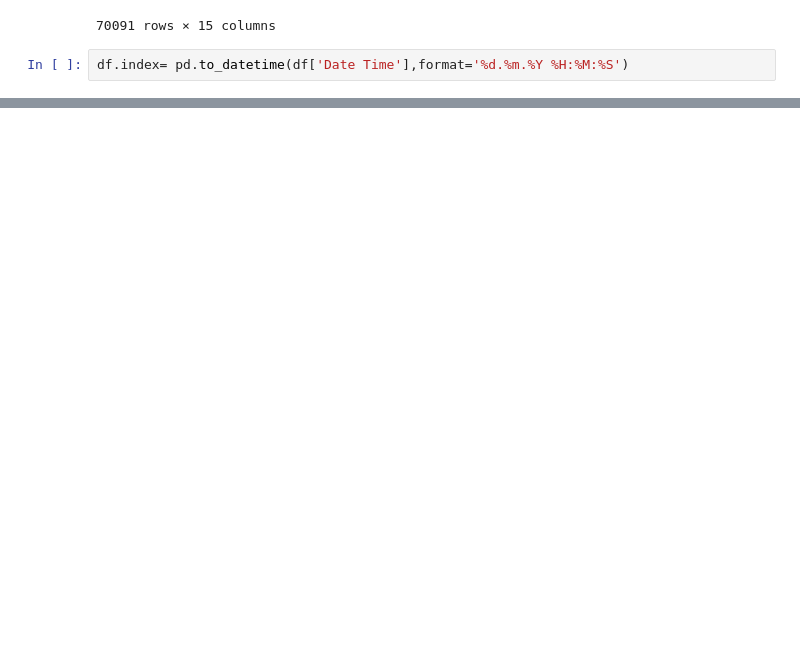
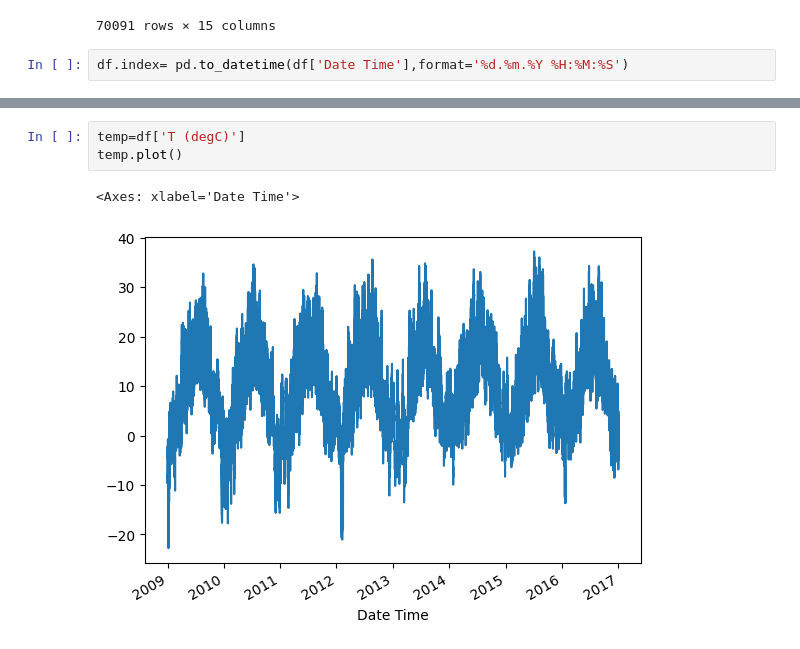
Before and after one commit to sandhrabijoy/Time-series, a Jupyter notebook: timeseries_using_univariate.ipynb, the cells around one changed output, grey strips where cells are left out. Drawn from its saved outputs; the diff is of its cells as text; blank space fills up the shorter version.

Commit message:
temp plot

```diff
--- a/timeseries_using_univariate.ipynb
+++ b/timeseries_using_univariate.ipynb
@@ -63,3 +63,9 @@ df[:26]
 | 2009-01-02 00:00:00 | 02.01.2009 00:00:00 | 999.59 | -4.54 | 268.65 | -5.46 | 93.2 | 4.36 | 4.06 | ... |
 | 2009-01-02 01:00:00 | 02.01.2009 01:00:00 | 999.34 | -4.44 | 268.77 | -5.19 | 94.4 | 4.39 | 4.15 | ... |
 | 2009-01-02 02:00:00 | 02.01.2009 02:00:00 | 998.93 | -4.29 | 268.95 | -5.04 | 94.5 | 4.44 | 4.20 | ... |
+# %%
+temp=df['T (degC)']
+temp.plot()
+# %% [output]
+<Axes: xlabel='Date Time'>
+[figure, added]
```
